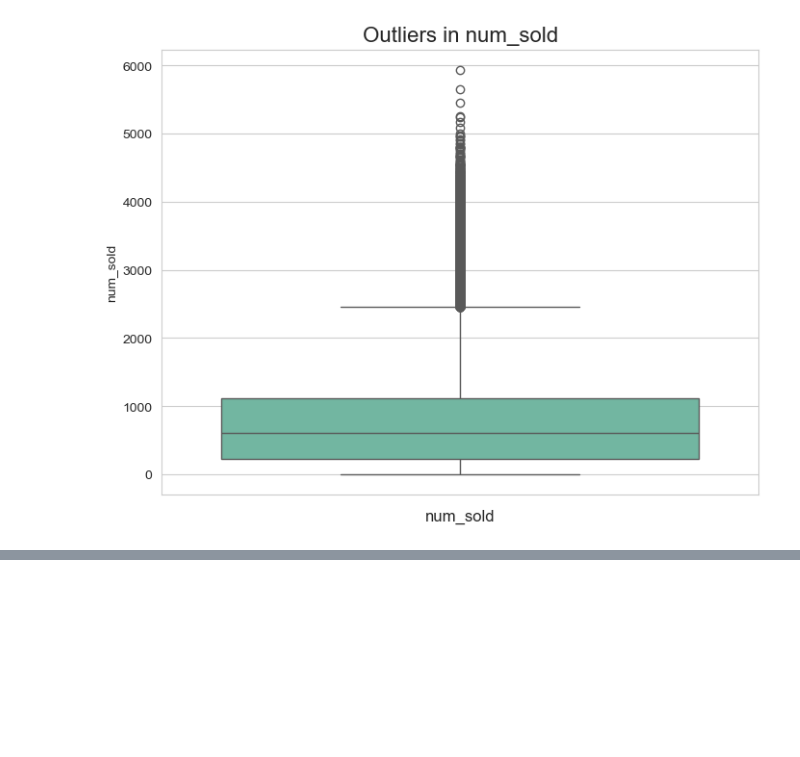
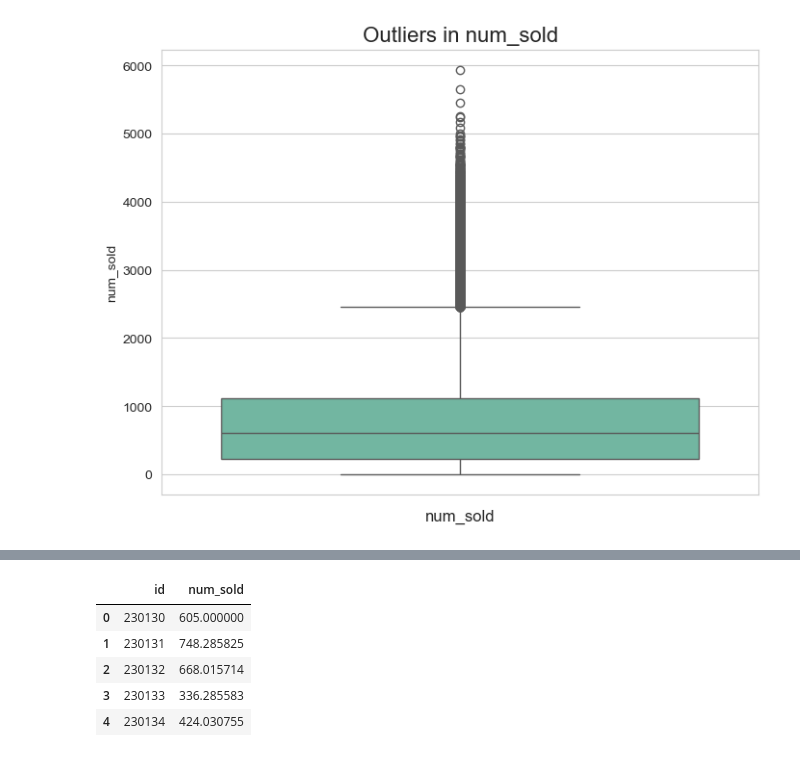
Before and after one commit to Abdul-Rahmann/kaggle, a Jupyter notebook: forecasting_sticker_sales/forecasting_sticker_sales.ipynb, the cells around one changed output, grey strips where cells are left out. Cells and saved outputs as stored; diff of their text form; code cells hidden in the pictures; blank space fills up the shorter version.

```diff
--- a/forecasting_sticker_sales/forecasting_sticker_sales.ipynb
+++ b/forecasting_sticker_sales/forecasting_sticker_sales.ipynb
@@ -146,0 +273,10 @@ Passing `palette` without assigning `hue` is deprecated and will be removed in v
+# %%
+submission = test_df[['id','num_sold']]
+submission.head()
+# %% [output]
+|  | id | num_sold |
+| 0 | 230130 | 605.000000 |
+| 1 | 230131 | 748.285825 |
+| 2 | 230132 | 668.015714 |
+| 3 | 230133 | 336.285583 |
+| 4 | 230134 | 424.030755 |
```
Also changed, not shown: parts of 17 cells of this notebook, 1 other file.
